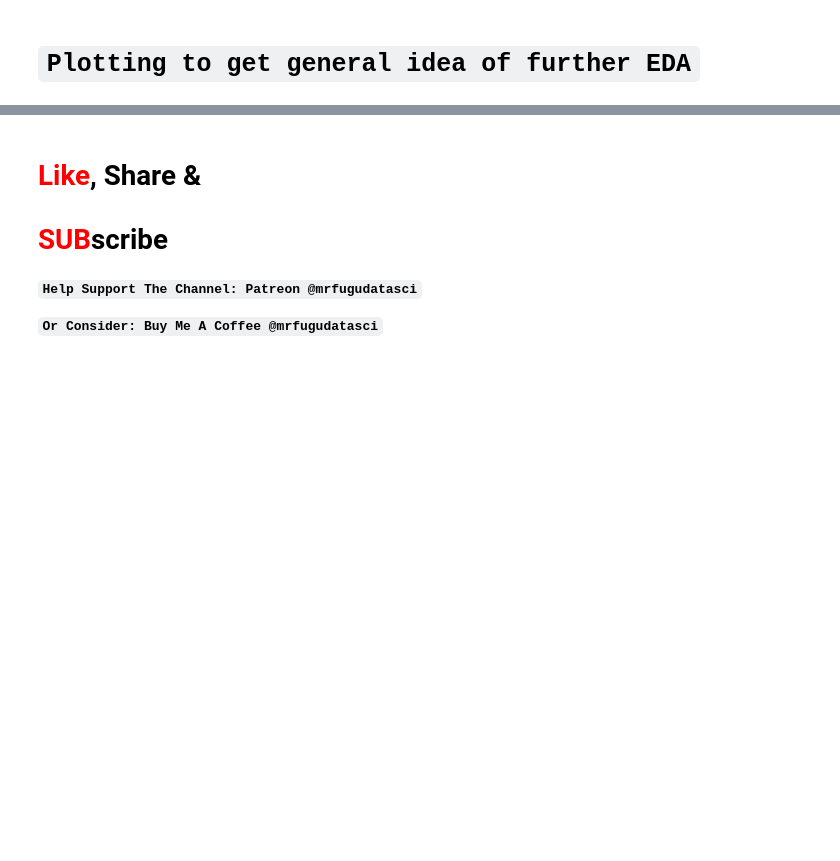
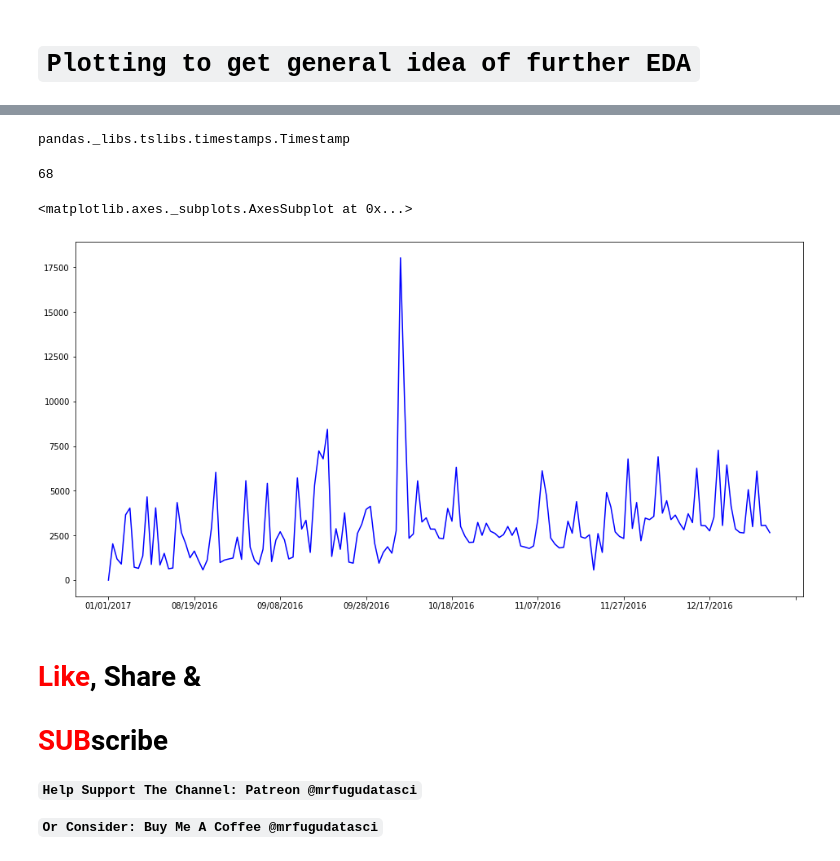
Before and after one commit to MrFuguDataScience/NLP, a Jupyter notebook: troll_tweets_02.ipynb, the cells around one changed output, grey strips where cells are left out. Drawn from its saved outputs; the diff is of its cells as text; code cells hidden in the pictures; blank space fills up the shorter version.

```diff
--- a/troll_tweets_02.ipynb
+++ b/troll_tweets_02.ipynb
@@ -81,0 +87,3 @@ tr_eng.head()
+# %%
+# Setup another column: Month/Yr
+tr_eng['Month_Yr']=tr_eng['publish_date'].dt.strftime('%m/%Y')
@@ -81,0 +100,70 @@ tr_eng.head()
+# %%
+# RUN THIS CODE TWICE if: font sizes doesn't enlarge
+
+# import matplotlib.pyplot as plt
+
+# plt.figure(figsize=(20,10))
+# plt.rc('xtick', labelsize=25)
+# plt.rc('ytick', labelsize=25)
+
+# labels_=['January','February','March','April','May',
+# 'June','July','August','September','October','November','December']
+
+# plt.bar(labels_,ff,
+# align='center', alpha=0.5)
+# plt.xticks(labels_,rotation=65)
+
+# plt.ylabel('Sales Total '+ '('+u'\u00A3'+')',size=25)
+# plt.title('Total Sales By Month',size=25)
+
+# plt.show()
+
+
+type(tr_eng['Month_Yr'][0])
+# %% [output]
+pandas._libs.tslibs.timestamps.Timestamp
+# %%
+ordered_dates=follow_followers.Month_Yr.unique()
+
+len(ordered_dates)
+# %% [output]
+68
+# %%
+# acct_type=tr_eng.loc[:,['account_type',
+#     'Month_Yr']]
+
+# acct_type.groupby('Month_Yr').sum()['account_type']
+# # .sort_values('Month_Yr')
+
+# store_=[]
+# names_=acct_type['account_type'].unique()
+# for i in names_:
+#     mm=acct_type.loc[acct_type['account_type']==i]
+#     store_.append(list(mm.groupby('account_type').sum()['Month_Yr']))
+
+# follow_followers.head()
+
+mask = (tr_eng['publish_date'] > '07/31/2016') &\
+(tr_eng['publish_date']  <= '01/01/2017')
+
+tr_en_msk=tr_eng[mask].sort_values('publish_date')
+# .sort_values('publish_date',ascending=True)
+# tr_eng['publish_date_Only']
+# %%
+# Count the number of times a date appears and convert to dataframe
+tweet_trend = pd.DataFrame(tr_en_msk['publish_date_Only'].value_counts())
+
+# index is date, columns indicate tweet count on that day
+tweet_trend.columns = ['tweet_count']
+
+# sort the dataframe by the dates to have them in order
+tweet_trend.sort_index(ascending = True, inplace = True)
+
+# plot
+tweet_trend['tweet_count'].plot(x=tr_eng['publish_date_Only'].unique(),linestyle = "-", figsize = (16,8), color = 'blue')
+
+# plt.xlabel('Date', fontsize = 13)
+# plt.ylabel('Tweet Count', fontsize = 13)
+# %% [output]
+<matplotlib.axes._subplots.AxesSubplot at 0x...>
+[figure, added]
```
Also changed, not shown: parts of 10 cells of this notebook.
